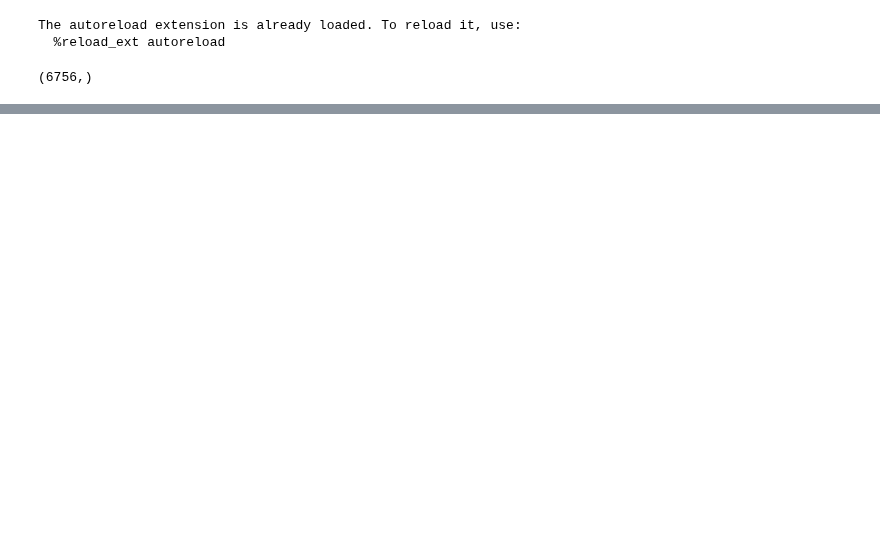
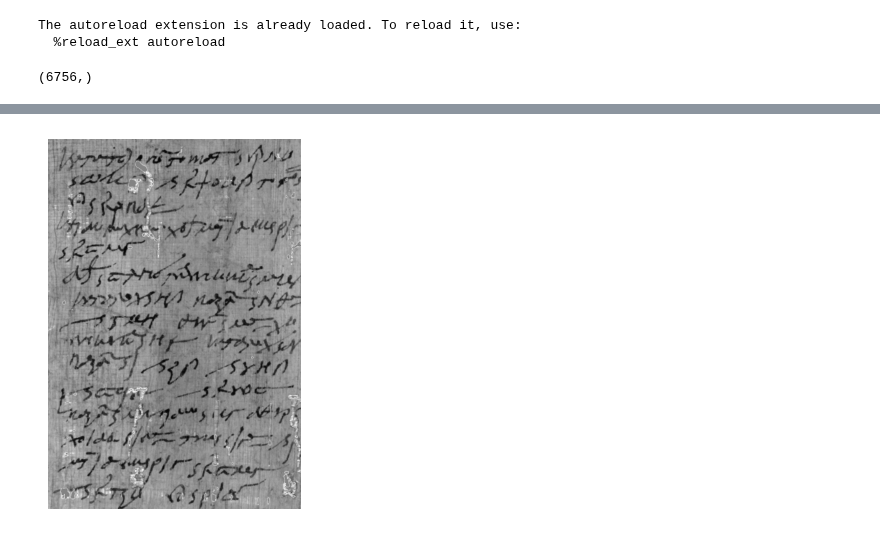
Before and after one commit to Wishmitha/Vesuvius, a Jupyter notebook: alpub_autoencoder/papyri_image_processor.ipynb, the cells around one changed output, grey strips where cells are left out. Saved outputs shown, nothing was run; the diff lists cells and outputs as text; code cells hidden in the pictures; blank space fills up the shorter version.

```diff
--- a/alpub_autoencoder/papyri_image_processor.ipynb
+++ b/alpub_autoencoder/papyri_image_processor.ipynb
@@ -52,2 +69,9 @@ image_smooth = smoothen_image(image, kernel_size=3)
+# %%
+# Display the patched image
+plt.imshow(result_image, cmap="gray")
+plt.axis("off")
+plt.show()
+# %% [output]
+[figure, added]
 # %%
 #Apply Otsu's thresholding
```
Also changed, not shown: parts of 3 cells of this notebook.
